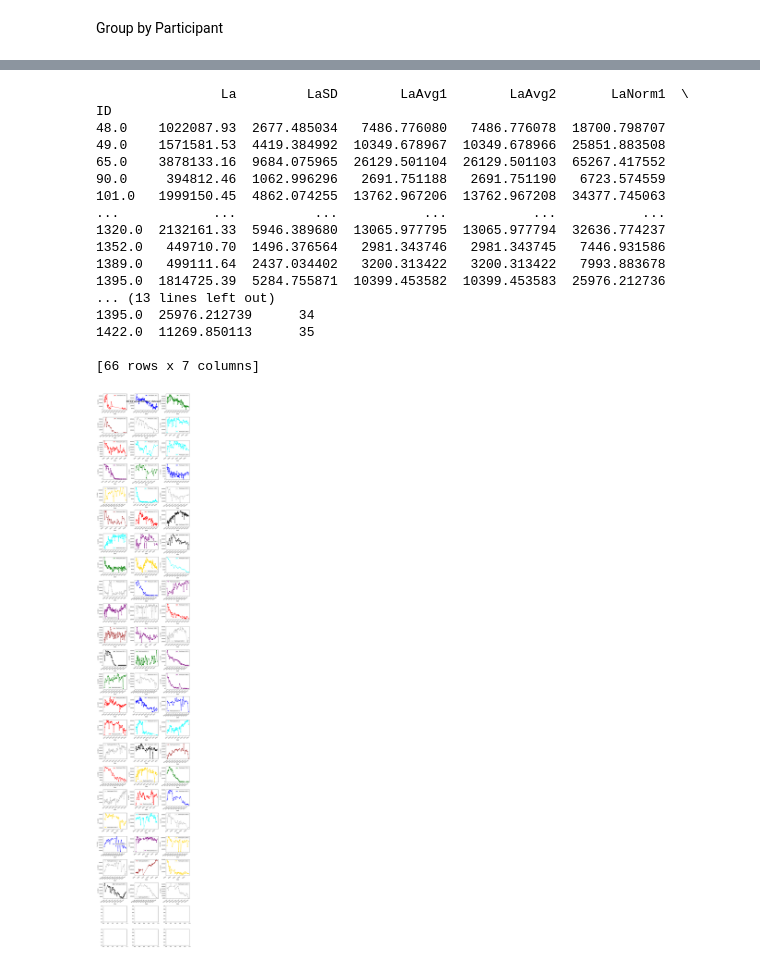
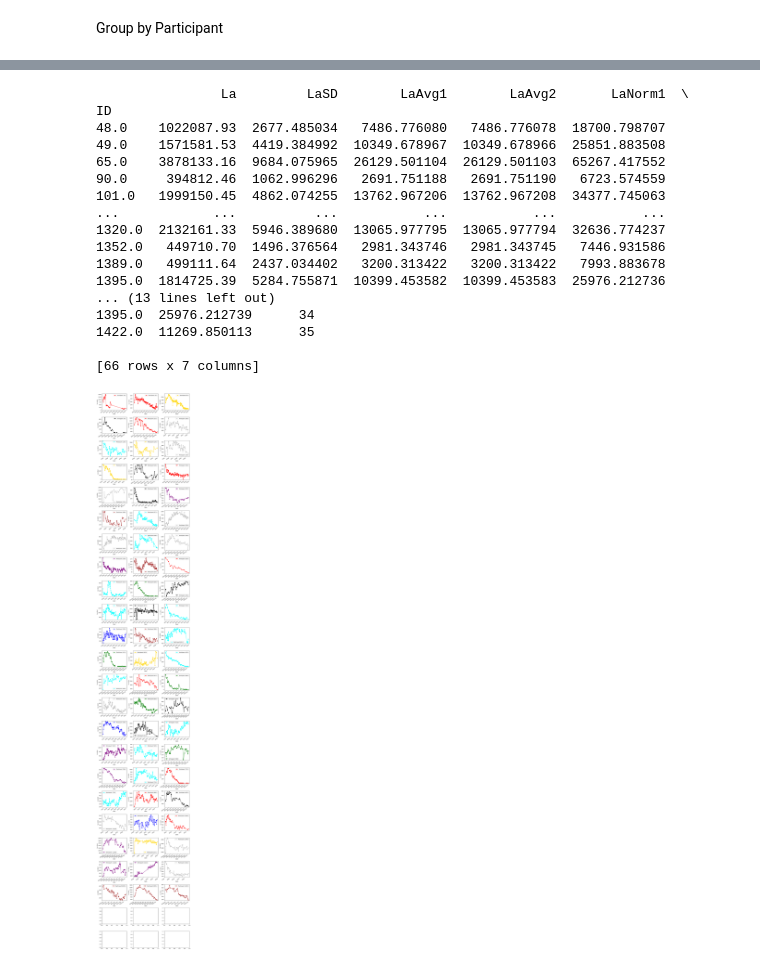
Before and after one commit to cliffeby/tdi, a Jupyter notebook: ActivityLA.ipynb, the cells around one changed output, grey strips where cells are left out. Cells and saved outputs as stored; diff of their text form; code cells hidden in the pictures.

```diff
--- a/ActivityLA.ipynb
+++ b/ActivityLA.ipynb
@@ -117,38 +121,38 @@ plt.show()
 # %%
-# df = df.sort_values(by=['ID','Date'], ascending=True) ##  Sort by ID then Date
 df = df.groupby('ID').filter(lambda x : len(x)>30)  # Reduce data to IDs with six or more activity entries
 # print(df.head())
 print(df.groupby(['ID'], sort = False).sum())
-import random
 fig, axs = plt.subplots(figsize=(12, 70), nrows=24, ncols=3)
 c = ['purple', 'red', 'green', 'blue', 'black', 'brown', 'gold', 'silver', 'aqua']
 for (n, g), ax in zip(df.groupby("ID"), axs.flatten()):
     g.plot(
-        x="Date", y="La", marker='o',
+        x="Date", y="LaNorm1", marker='o',
         xlabel="Date", ylabel="La value",
         label=f"Participant {n}",
         color=c[random.randint(0, 8)],
         ax=ax,
     )
-fig.suptitle('Do La values trend or plateau?', fontsize = 20, color = 'black')
+# plt.subplots_adjust(top=0.85)  ##Figure title overlaps figures.  TODO adjust.
+# fig.suptitle('Do LaNorm values trend or plateau?', fontsize = 20, color = 'black')
 plt.tight_layout()
+
 plt.show()
 # %% [output]
                 La         LaSD        LaAvg1        LaAvg2       LaNorm1  \
 ID
 48.0    1022087.93  2677.485034   7486.776080   7486.776078  18700.798707
 49.0    1571581.53  4419.384992  10349.678967  10349.678966  25851.883508
 65.0    3878133.16  9684.075965  26129.501104  26129.501103  65267.417552
 90.0     394812.46  1062.996296   2691.751188   2691.751190   6723.574559
 101.0   1999150.45  4862.074255  13762.967206  13762.967208  34377.745063
 ...            ...          ...           ...           ...           ...
 1320.0  2132161.33  5946.389680  13065.977795  13065.977794  32636.774237
 1352.0   449710.70  1496.376564   2981.343746   2981.343745   7446.931586
 1389.0   499111.64  2437.034402   3200.313422   3200.313422   7993.883678
 1395.0  1814725.39  5284.755871  10399.453582  10399.453583  25976.212736
 ... (13 lines left out)
 1395.0  25976.212739      34
 1422.0  11269.850113      35
 
 [66 rows x 7 columns]
-[figure, old version]
+[figure, new version]
```
Also changed, not shown: parts of 10 cells of this notebook, 5 other files.
